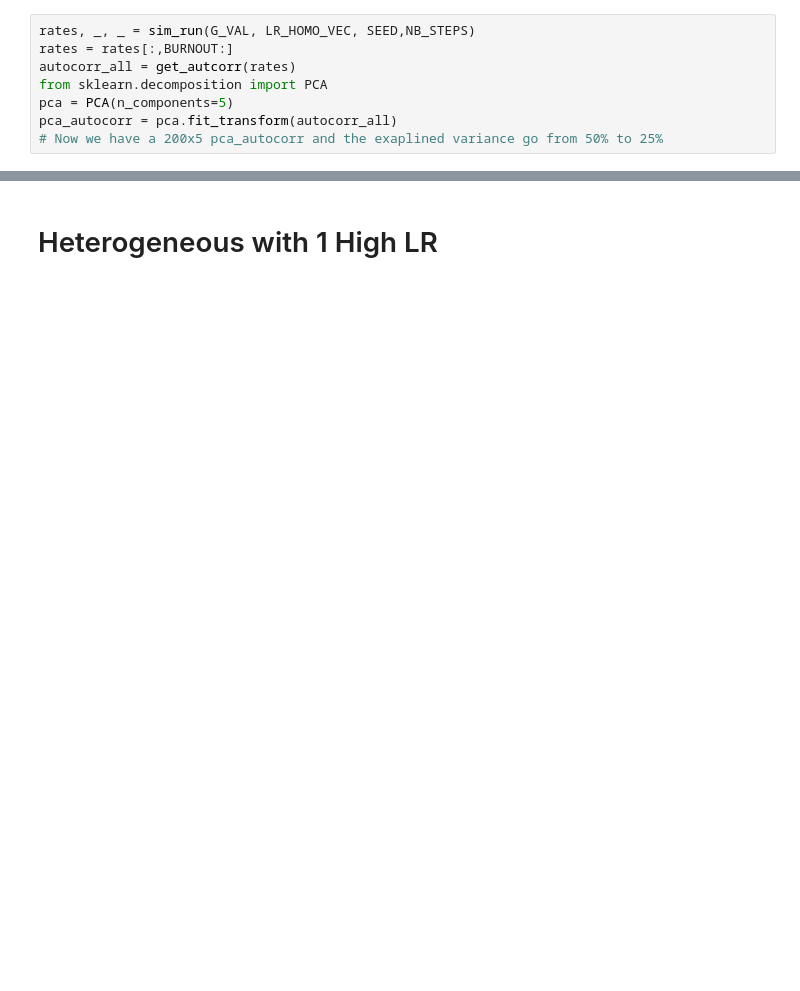
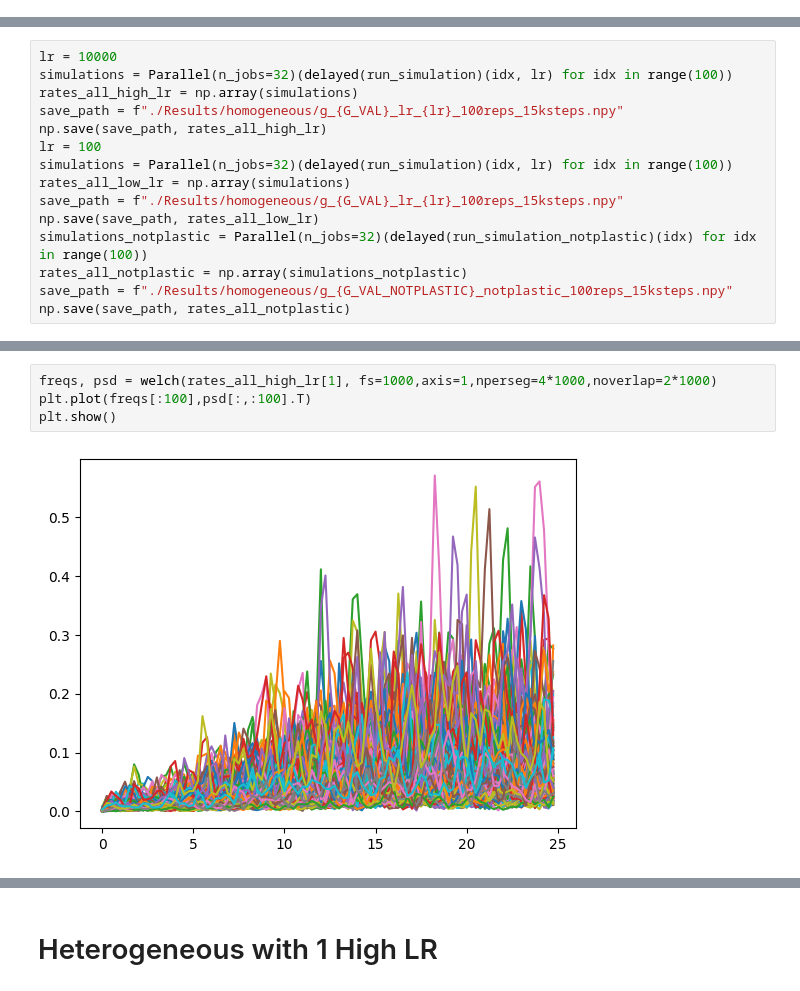
Before and after one commit to Picardian14/dyn_fic_dmf, a Jupyter notebook: python/het_plast_statistics.ipynb, the cells around one changed output, grey strips where cells are left out. Cells and saved outputs as stored; diff of their text form; blank space fills up the shorter version.

```diff
--- a/python/het_plast_statistics.ipynb
+++ b/python/het_plast_statistics.ipynb
@@ -104,8 +129,0 @@ NB_STEPS = 15000
-# %%
-rates, _, _ = sim_run(G_VAL, LR_HOMO_VEC, SEED,NB_STEPS)
-rates = rates[:,BURNOUT:]
-autocorr_all = get_autcorr(rates)
-from sklearn.decomposition import PCA
-pca = PCA(n_components=5)
-pca_autocorr = pca.fit_transform(autocorr_all)
-# Now we have a 200x5 pca_autocorr and the exaplined variance go from 50% to 25%
@@ -231,0 +193,15 @@ nclus
+# %%
+lr = 10000
+simulations = Parallel(n_jobs=32)(delayed(run_simulation)(idx, lr) for idx in range(100))
+rates_all_high_lr = np.array(simulations)
+save_path = f"./Results/homogeneous/g_{G_VAL}_lr_{lr}_100reps_15ksteps.npy"
+np.save(save_path, rates_all_high_lr)
+lr = 100
+simulations = Parallel(n_jobs=32)(delayed(run_simulation)(idx, lr) for idx in range(100))
+rates_all_low_lr = np.array(simulations)
+save_path = f"./Results/homogeneous/g_{G_VAL}_lr_{lr}_100reps_15ksteps.npy"
+np.save(save_path, rates_all_low_lr)
+simulations_notplastic = Parallel(n_jobs=32)(delayed(run_simulation_notplastic)(idx) for idx in range(100))
+rates_all_notplastic = np.array(simulations_notplastic)
+save_path = f"./Results/homogeneous/g_{G_VAL_NOTPLASTIC}_notplastic_100reps_15ksteps.npy"
+np.save(save_path, rates_all_notplastic)
@@ -231,0 +275,6 @@ nclus
+# %%
+freqs, psd = welch(rates_all_high_lr[1], fs=1000,axis=1,nperseg=4*1000,noverlap=2*1000)
+plt.plot(freqs[:100],psd[:,:100].T)
+plt.show()
+# %% [output]
+[figure, added]
```
Also changed, not shown: parts of 34 cells of this notebook.
